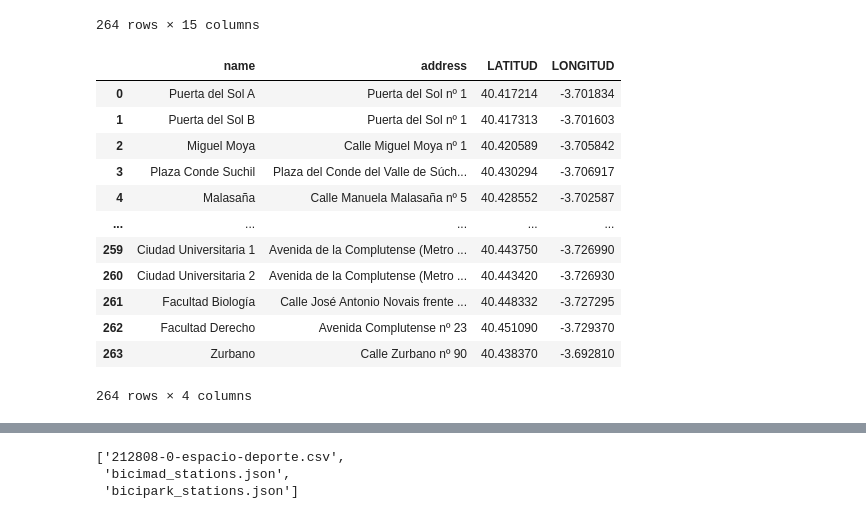
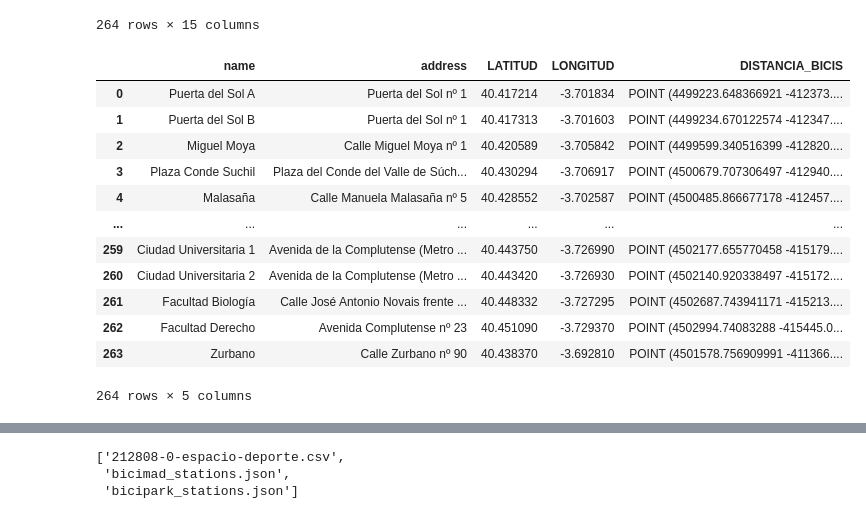
Before and after one commit to montesgrande95/ih_datamadpt1121_project_m1, a Jupyter notebook: ADQUISITION/import_tables.ipynb, the cells around one changed output, grey strips where cells are left out. Cells and saved outputs as stored; diff of their text form; code cells hidden in the pictures.

```diff
--- a/ADQUISITION/import_tables.ipynb
+++ b/ADQUISITION/import_tables.ipynb
@@ -73,24 +73,35 @@ dataframe_bicimadstations  #AQUI TENEMOS LA COMPROBACION DE QUE LA ULTIMA COLUMN
 264 rows × 15 columns
 # %%
 #VAMOS A CREAR UN DATAFRAME SOLO CON LAS COLUMNAS QUE VAMOS A NECESITAR PARA COMPARAR CON LA TABLA QUE ME HA TOCADO A MI:
+from shapely.geometry import Point
+import geopandas as gpd   # conda install -c conda-forge geopandas
 
-dataframe_final1 = pd.DataFrame(dataframe_bicimadstations[["name","address","LATITUD","LONGITUD"]])
+def to_mercator(lat, long):
+    # transform latitude/longitude data in degrees to pseudo-mercator coordinates in metres
+    c = gpd.GeoSeries([Point(lat, long)], crs=4326)
+    c = c.to_crs(3857)
+    return c
+
+
+dataframe_bicis = pd.DataFrame(dataframe_bicimadstations[["name","address","LATITUD","LONGITUD"]])
+dataframe_bicis["DISTANCIA_BICIS"] = dataframe_bicis.apply(lambda x : to_mercator(x["LATITUD"],x["LONGITUD"]),axis=1)
+dataframe_bicis
 
 #CUANDO QUEREMOS PILLAR MAS DE UNA COLUMNA VAMOS A TENER QUE PONER DOS CORCHETES, MUCHO CUIDADO.
 #TENEMOS QUE COMPROBAR QUE TENEMOS EL MISMO NUMERO DE FILAS QUE EL ORIGINAL YA QUE ESO NO LO HEMOS MODIFICADO
 #LA COLUMNA DEL INDEX ME LA PILLA DIRECTAMENTE.
-dataframe_final1
+dataframe_bicis
 # %% [output]
-|  | name | address | LATITUD | LONGITUD |
-| 0 | Puerta del Sol A | Puerta del Sol nº 1 | 40.417214 | -3.701834 |
-| 1 | Puerta del Sol B | Puerta del Sol nº 1 | 40.417313 | -3.701603 |
-| 2 | Miguel Moya | Calle Miguel Moya nº 1 | 40.420589 | -3.705842 |
-| 3 | Plaza Conde Suchil | Plaza del Conde del Valle de Súch... | 40.430294 | -3.706917 |
-| 4 | Malasaña | Calle Manuela Malasaña nº 5 | 40.428552 | -3.702587 |
-| ... | ... | ... | ... | ... |
-| 259 | Ciudad Universitaria 1 | Avenida de la Complutense (Metro ... | 40.443750 | -3.726990 |
-| 260 | Ciudad Universitaria 2 | Avenida de la Complutense (Metro ... | 40.443420 | -3.726930 |
-| 261 | Facultad Biología | Calle José Antonio Novais frente ... | 40.448332 | -3.727295 |
-| 262 | Facultad Derecho | Avenida Complutense nº 23 | 40.451090 | -3.729370 |
-| 263 | Zurbano | Calle Zurbano nº 90 | 40.438370 | -3.692810 |
+|  | name | address | LATITUD | LONGITUD | DISTANCIA_BICIS |
+| 0 | Puerta del Sol A | Puerta del Sol nº 1 | 40.417214 | -3.701834 | POINT (4499223.648366921 -412373.... |
+| 1 | Puerta del Sol B | Puerta del Sol nº 1 | 40.417313 | -3.701603 | POINT (4499234.670122574 -412347.... |
+| 2 | Miguel Moya | Calle Miguel Moya nº 1 | 40.420589 | -3.705842 | POINT (4499599.340516399 -412820.... |
+| 3 | Plaza Conde Suchil | Plaza del Conde del Valle de Súch... | 40.430294 | -3.706917 | POINT (4500679.707306497 -412940.... |
+| 4 | Malasaña | Calle Manuela Malasaña nº 5 | 40.428552 | -3.702587 | POINT (4500485.866677178 -412457.... |
+| ... | ... | ... | ... | ... | ... |
+| 259 | Ciudad Universitaria 1 | Avenida de la Complutense (Metro ... | 40.443750 | -3.726990 | POINT (4502177.655770458 -415179.... |
+| 260 | Ciudad Universitaria 2 | Avenida de la Complutense (Metro ... | 40.443420 | -3.726930 | POINT (4502140.920338497 -415172.... |
+| 261 | Facultad Biología | Calle José Antonio Novais frente ... | 40.448332 | -3.727295 | POINT (4502687.743941171 -415213.... |
+| 262 | Facultad Derecho | Avenida Complutense nº 23 | 40.451090 | -3.729370 | POINT (4502994.74083288 -415445.0... |
+| 263 | Zurbano | Calle Zurbano nº 90 | 40.438370 | -3.692810 | POINT (4501578.756909991 -411366.... |
-264 rows × 4 columns
+264 rows × 5 columns
```
Also changed, not shown: parts of 8 cells of this notebook, 2 other files.
